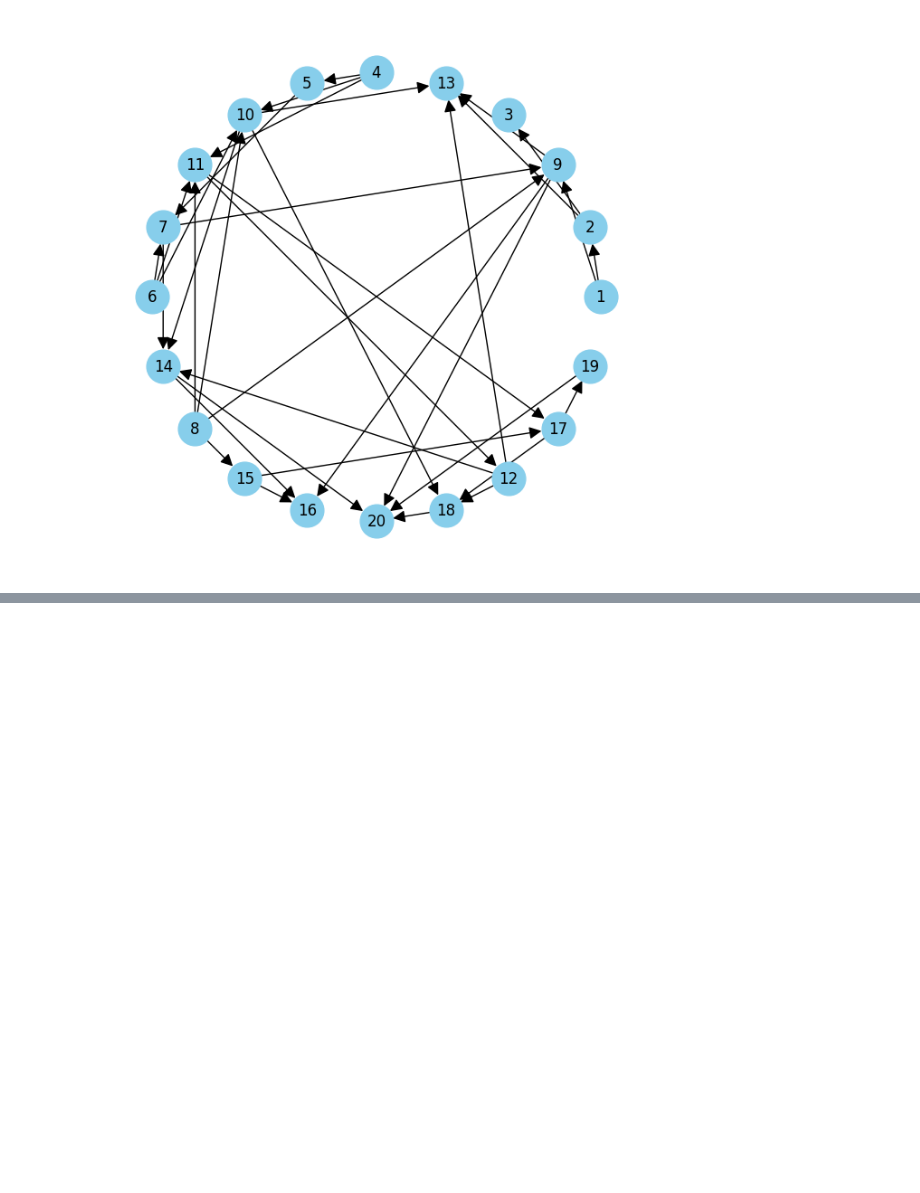
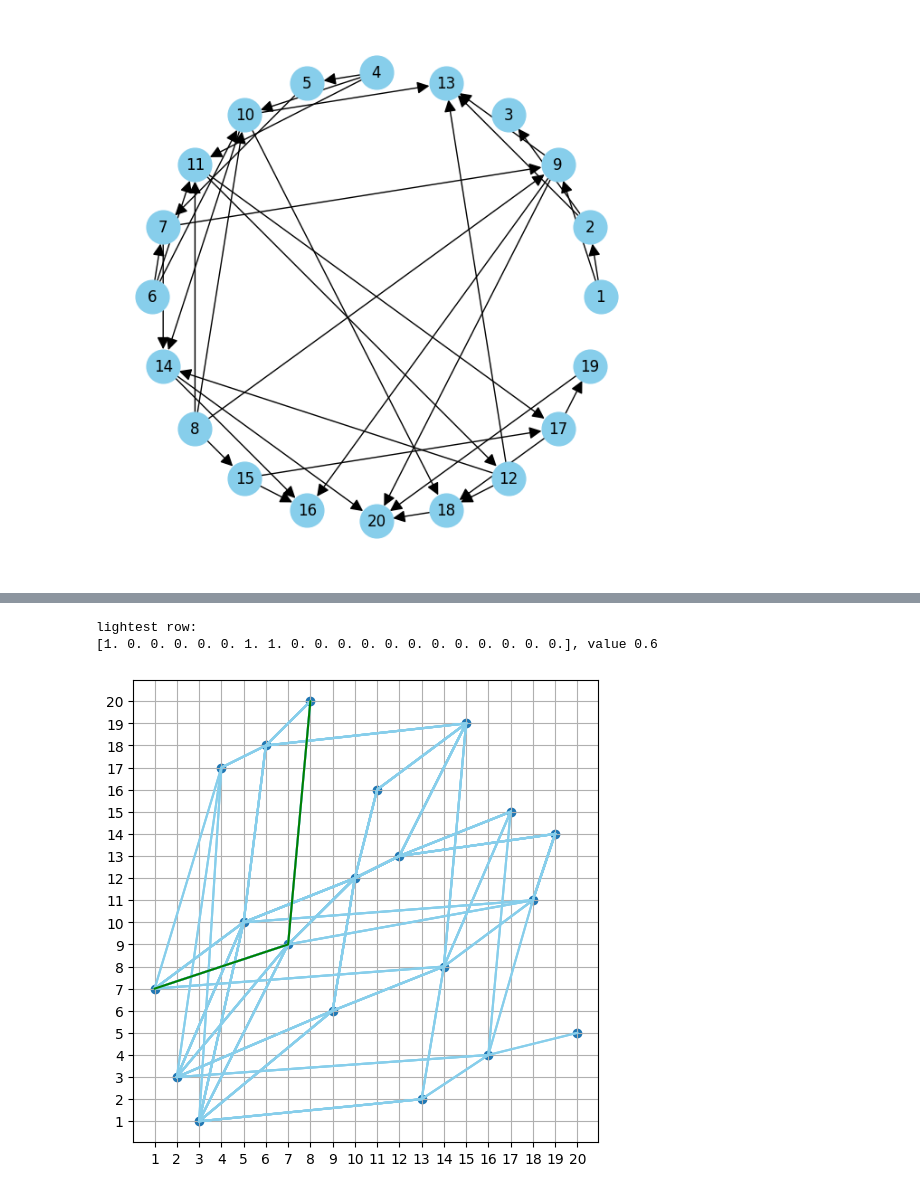
Before and after one commit to innyun/Modulus-Project, a Jupyter notebook: modulus_project.ipynb, the cells around one changed output, grey strips where cells are left out. Cells and saved outputs as stored; diff of their text form; code cells hidden in the pictures; blank space fills up the shorter version.

Commit message:
started with node weights

```diff
--- a/modulus project.ipynb
+++ b/modulus_project.ipynb
@@ -1133,0 +1146,71 @@ usage matrix from connections and networkx:
+# %%
+def find_sources(s):
+    """finds sources of a sequence (all sources of MISS)
+
+    Args:
+        s (list): main sequence
+
+    Returns:
+        list: indices of source nodes
+    """
+    return [i for i, element in enumerate(s) if all(element < x for x in s[:i])]
+
+def lightest_row(s, w):
+    """calls recursive function to find all MISS
+
+    Args:
+        s (list): main sequence
+
+    Returns:
+        2D numpy array: usage matrix MISS
+    """
+    m = np.empty((0, len(s)))
+    lightest = np.empty(len(s))
+    lightest_value = math.inf
+    def recurse(s, x, row):
+        row[x] = 1
+        greater = []
+        for i in range(x, len(s)):
+            if s[i] > s[x] and all(s[j] > s[i] for j in greater):
+                greater.append(i)
+        if len(greater) == 0:
+            nonlocal m, lightest, lightest_value
+            m = np.concatenate((m, [row]), axis=0)
+            value = np.dot(row, w)
+            if value < lightest_value:
+                lightest_value = value
+                lightest = row
+            return
+        for element in greater:
+            recurse(s, element, row.copy())
+
+    for source in find_sources(s):
+        recurse(s, source, np.zeros(len(s)))
+
+    plt.figure(figsize=(6, 6))
+
+    plt.scatter(range(1, len(s) + 1), s)
+
+    for row in m:
+        indices = np.nonzero(row)
+        plt.plot(indices[0] + 1, [s[i] for i in indices[0]], color='skyblue')
+
+    plt.xticks(range(0, len(s) + 1))
+    plt.yticks(range(0, len(s) + 1))
+    plt.grid(True)
+
+    indices = np.nonzero(lightest)
+    plt.plot(indices[0] + 1, [s[i] for i in indices[0]], color='green')
+
+    return m, lightest, lightest_value
+
+pi = [ 7,  3,  1, 17, 10, 18,  9, 20,  6, 12, 16, 13,  2,  8, 19,  4, 15, 11, 14,  5]
+w =  [.1, .3, .4, .2, .5, .7, .2, .3, .9, .6, .3, .6, .1, .2, .4, .3, .4, .8, .9, .2]
+
+m, lightest, lv = lightest_row(pi, w)
+print("lightest row:")
+print(f"{lightest}, value {round(lv, 15)}")
+# %% [output]
+lightest row:
+[1. 0. 0. 0. 0. 0. 1. 1. 0. 0. 0. 0. 0. 0. 0. 0. 0. 0. 0. 0.], value 0.6
+[figure, added]
```
Also changed, not shown: parts of 5 cells of this notebook.
